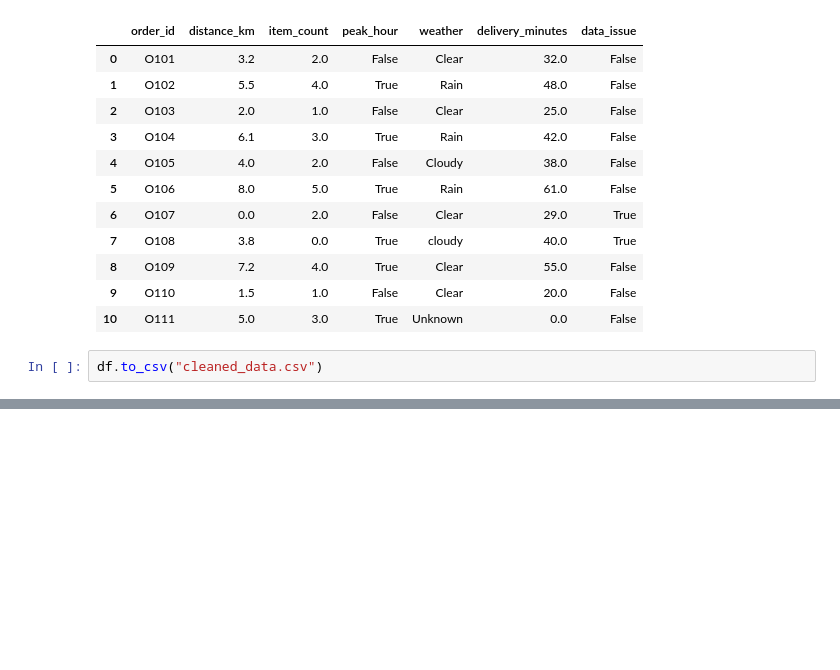
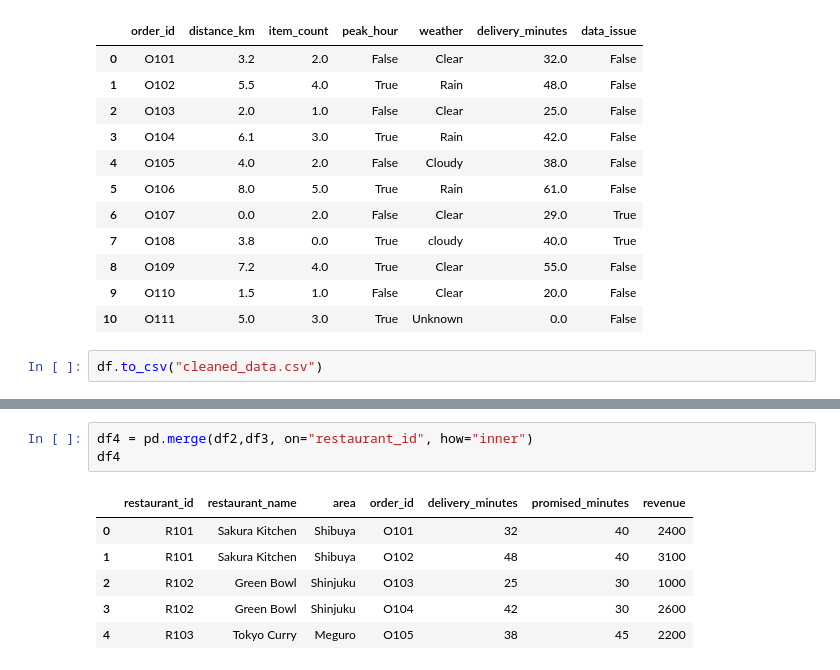
Before and after one commit to shota98501/workspace, a Jupyter notebook: Practice/Weekly/IX/cleaning_data.ipynb, the cells around one changed output, grey strips where cells are left out. Saved outputs shown, nothing was run; the diff lists cells and outputs as text; blank space fills up the shorter version.

```diff
--- a/Practice/Weekly/IX/cleaning_data.ipynb
+++ b/Practice/Weekly/IX/cleaning_data.ipynb
@@ -164,0 +199,10 @@ df.to_csv("cleaned_data.csv")
+# %%
+df4 = pd.merge(df2,df3, on="restaurant_id", how="inner")
+df4
+# %% [output]
+|  | restaurant_id | restaurant_name | area | order_id | delivery_minutes | promised_minutes | revenue |
+| 0 | R101 | Sakura Kitchen | Shibuya | O101 | 32 | 40 | 2400 |
+| 1 | R101 | Sakura Kitchen | Shibuya | O102 | 48 | 40 | 3100 |
+| 2 | R102 | Green Bowl | Shinjuku | O103 | 25 | 30 | 1000 |
+| 3 | R102 | Green Bowl | Shinjuku | O104 | 42 | 30 | 2600 |
+| 4 | R103 | Tokyo Curry | Meguro | O105 | 38 | 45 | 2200 |
```
Also changed, not shown: parts of 5 cells of this notebook, 2 other files.
